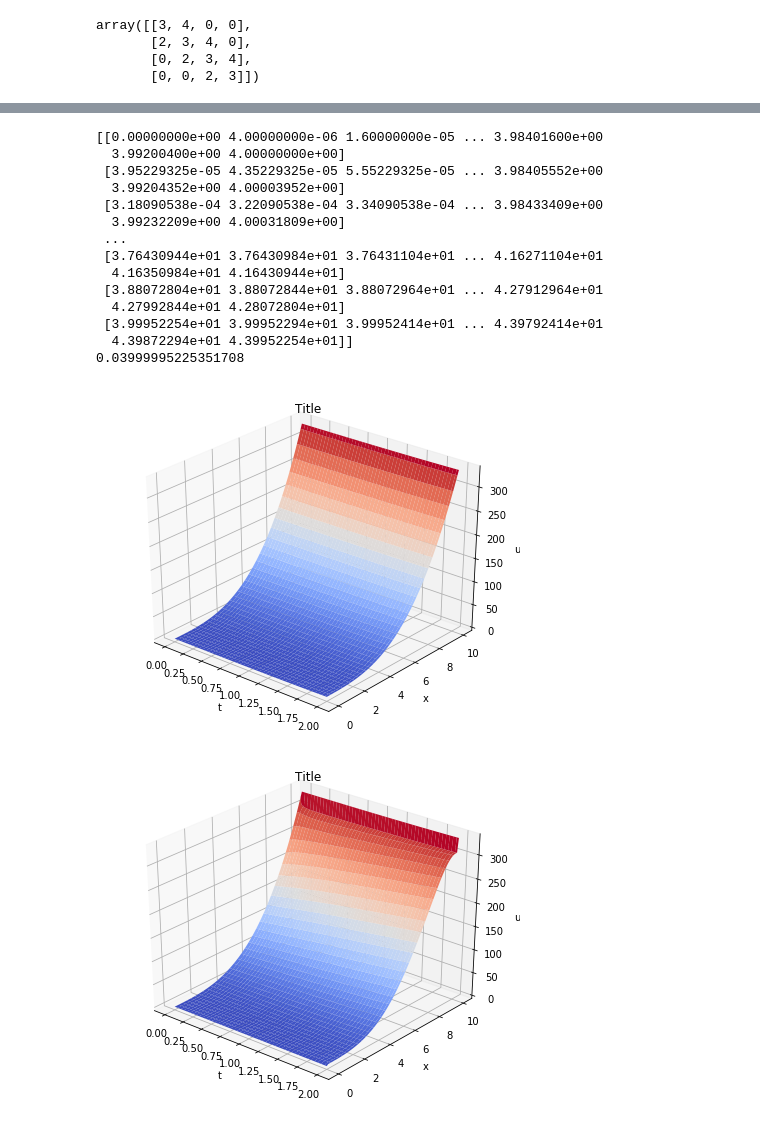
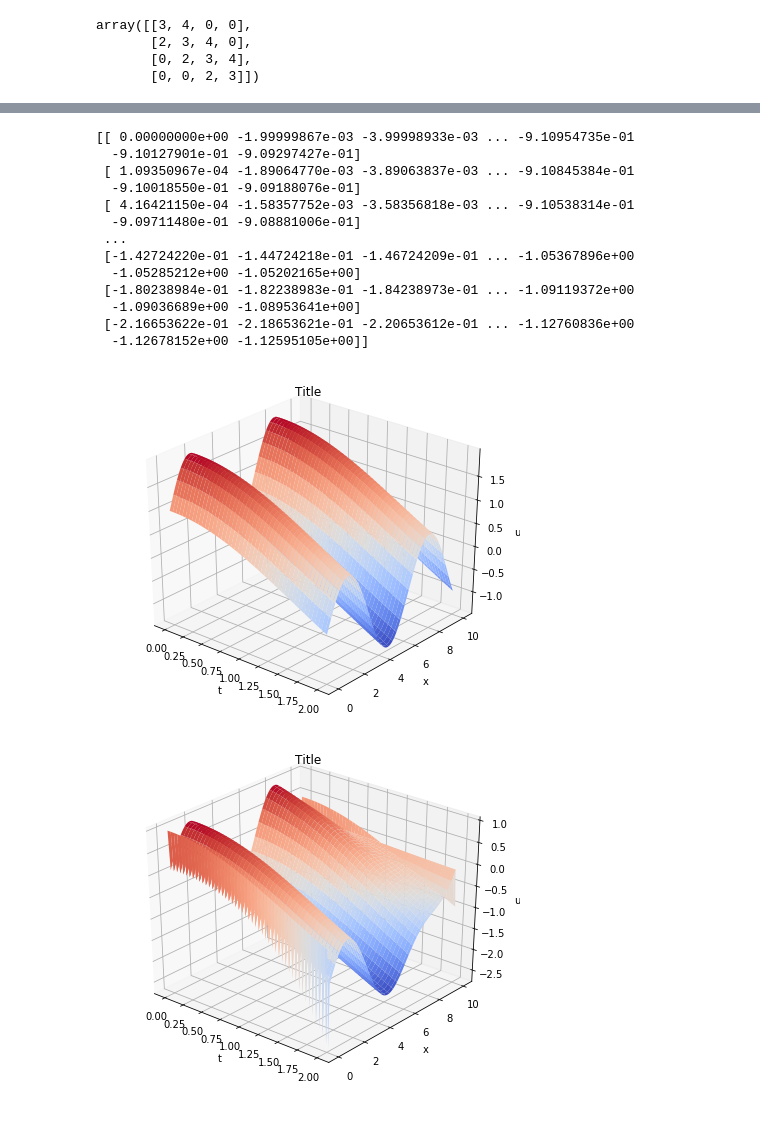
Before and after one commit to ulrikunneberg/NumDiff_prosjekt, a Jupyter notebook: Oppgave 2.ipynb, the cells around one changed output, grey strips where cells are left out. Drawn from its saved outputs; the diff is of its cells as text; code cells hidden in the pictures.

```diff
--- a/Oppgave 2.ipynb
+++ b/Oppgave 2.ipynb
@@ -75,30 +75,32 @@ def IMEX_method(R, M, T, N, sigma_1, sigma_2, r, c, IC, strike_K, strike_H, BC0,
     U[0, :]=BC0(t=t, x=x, u_0=IC(x)[0])
     U[-1, :]=BCR(R, x=x, t=t)
 
-    X = np.diag(np.linspace(0+h, R-h, (M+1)))
-    a = tridiag(np.ones(M), -2*np.ones(M+1), np.ones(M),M+1)
+    X = np.diag(np.linspace(0, R, (M-1)))
+    a = tridiag(np.ones(M-2), -2*np.ones(M-1), np.ones(M-2),M-1)
 
     #q=np.zeros(M+1)
 
     F=RHS_func(x, t)[1:-1, :]
-    #print(RHS_func(x,t))
+    q=np.zeros(M-1)
+
+    print(RHS_func(x,t))
     for n in range(N):
-        q=np.zeros(M+1)
 
-        U_n=U[:, n]
+        U_n=U[1:-1, n]
 
         y = (a.dot(U_n))
         z = (k/(2*h**2))*(np.square(X).dot(phi(sigma_1, sigma_2, h, y)))
-        A = tridiag(-z[1:],1+2*z,-z[:-1],M-1)
+        A = tridiag(-z[1:],1+2*z, -z[:-1],M-1)
 
-        q[0]=U[0,n] #*((k*x[1]**2/(2*h**2))*phi(sigma_1, sigma_2, h, y[1]))
-        q[-1]=U[-1, n] #*((k*x[-2]**2/(2*h**2))*phi(sigma_1, sigma_2, h, y[-2]))
+        q[0]=U[1,n] #*((k*x[1]**2/(2*h**2))*phi(sigma_1, sigma_2, h, y[1]))
+        q[-1]=U[-2, n] #*((k*x[-2]**2/(2*h**2))*phi(sigma_1, sigma_2, h, y[-2]))
 
-        q[1:-1]=F[:, n]
 
-        U[:,n+1] = la.solve(A,(U_n + k*q))
+        #U[:,n+1] = la.solve(A,(U_n + k*q))
 
-        U[-1, n+1]=BCR(R, t=t[n+1])
+        U[1:-1,n+1] = la.inv(A)@(U_n + k*q + k*F[:, n])
+
+        #U[-1, n+1]=BCR(R, t=t[n+1])
     return x, t, U
 
 def plot_solution(x1, t1, U1, method, title):
@@ -147,61 +156,52 @@ def plot_solutionTest(U, angle=-30, title="Title"):
 
 def RHS_analytic(x,t):
     tt, xx = np.meshgrid(t, x)
-    return tt**2+(xx**3)*phi(sigma_1, sigma_2, R/M, 2*xx)
+    return -np.sin(tt)+(xx*2/2)*np.sin(xx)*phi(sigma_1, sigma_2, R/M, -np.sin(xx)) #tt**2 - (xx**3)*phi(sigma_1, sigma_2, R/M, 2*xx)
 
 def u_analytic(x, t):
-    return t**3/3 + x**3/3
+    return np.cos(t) + np.sin(x)
 
 def an_initial(x):
-    return x**3/3
+    return np.sin(x)
 
 def an_boundary_0(t=None, u_0=K_but, x=None):
-    return t**3/3
+    return np.cos(t)
 
 def an_boundary_R(R, x=None, t=None):
-    return R**3/3 + t**3/3
+    return np.cos(t) + np.sin(R)
 
 
 
 x_nonlinear=np.linspace(0, R, M+1)    #Remember to add stability condition with positive coefficient in tridiag
 t_nonlinear=np.linspace(0, T, N+1)
 
 tt_non, xx_non=np.meshgrid(t_nonlinear, x_nonlinear)
 
 u_exact=u_analytic(xx_non, tt_non)
 
 
 x_test, t_test, U_test=IMEX_method(R, M, T, N, sigma_1, sigma_2, r, c, an_initial, 3, 1, an_boundary_0, an_boundary_R, RHS_func=RHS_analytic)
 
 
-#F=RHS_analytic(x_nonlinear, t_nonlinear)
-
-#print(F.shape)
-
 plot_solutionTest(u_exact, angle=-50)
 
 plot_solutionTest(U_test, angle=-50)
-
-print(RHS_analytic(x_nonlinear, t_nonlinear))
-
-print(phi(sigma_1, sigma_2, R/M, 2000))
 # %% [output]
-[[0.00000000e+00 4.00000000e-06 1.60000000e-05 ... 3.98401600e+00
-  3.99200400e+00 4.00000000e+00]
- [3.95229325e-05 4.35229325e-05 5.55229325e-05 ... 3.98405552e+00
-  3.99204352e+00 4.00003952e+00]
- [3.18090538e-04 3.22090538e-04 3.34090538e-04 ... 3.98433409e+00
-  3.99232209e+00 4.00031809e+00]
+[[ 0.00000000e+00 -1.99999867e-03 -3.99998933e-03 ... -9.10954735e-01
+  -9.10127901e-01 -9.09297427e-01]
+ [ 1.09350967e-04 -1.89064770e-03 -3.89063837e-03 ... -9.10845384e-01
+  -9.10018550e-01 -9.09188076e-01]
+ [ 4.16421150e-04 -1.58357752e-03 -3.58356818e-03 ... -9.10538314e-01
+  -9.09711480e-01 -9.08881006e-01]
  ...
- [3.76430944e+01 3.76430984e+01 3.76431104e+01 ... 4.16271104e+01
-  4.16350984e+01 4.16430944e+01]
- [3.88072804e+01 3.88072844e+01 3.88072964e+01 ... 4.27912964e+01
-  4.27992844e+01 4.28072804e+01]
- [3.99952254e+01 3.99952294e+01 3.99952414e+01 ... 4.39792414e+01
-  4.39872294e+01 4.39952254e+01]]
-0.03999995225351708
+ [-1.42724220e-01 -1.44724218e-01 -1.46724209e-01 ... -1.05367896e+00
+  -1.05285212e+00 -1.05202165e+00]
+ [-1.80238984e-01 -1.82238983e-01 -1.84238973e-01 ... -1.09119372e+00
+  -1.09036689e+00 -1.08953641e+00]
+ [-2.16653622e-01 -2.18653621e-01 -2.20653612e-01 ... -1.12760836e+00
+  -1.12678152e+00 -1.12595105e+00]]
-[figure, old version]
+[figure, new version]
-[figure, old version]
+[figure, new version]
 # %%
 def error_func(u_numeric, u_analytic):
     error= np.zeros(len(u_numeric[0]))
```
Also changed, not shown: parts of 2 cells of this notebook.
